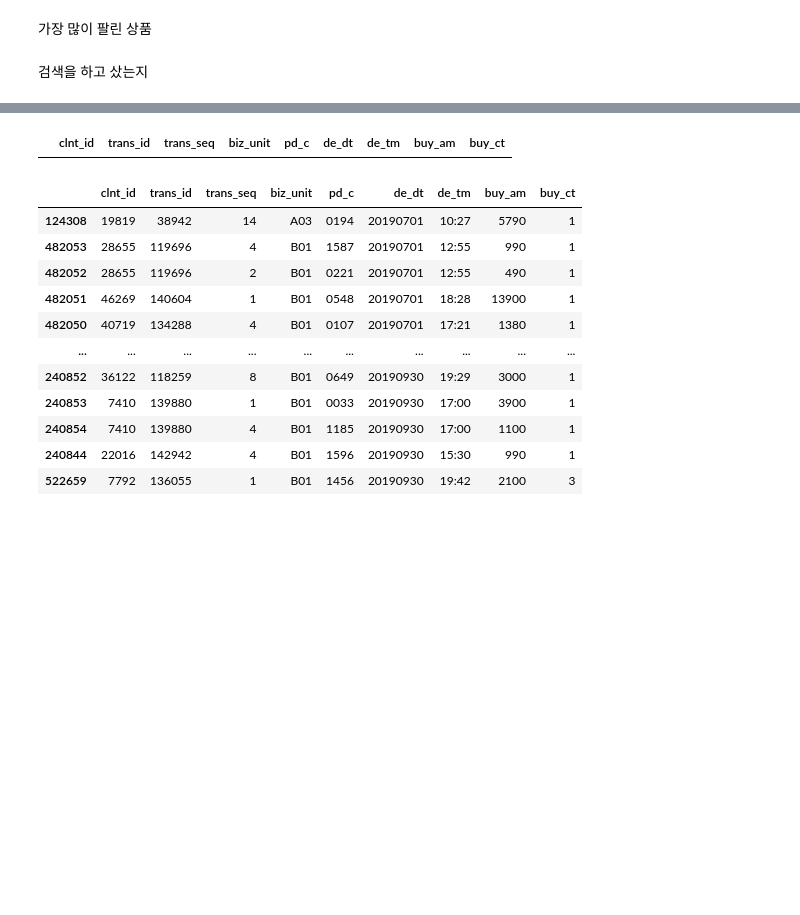
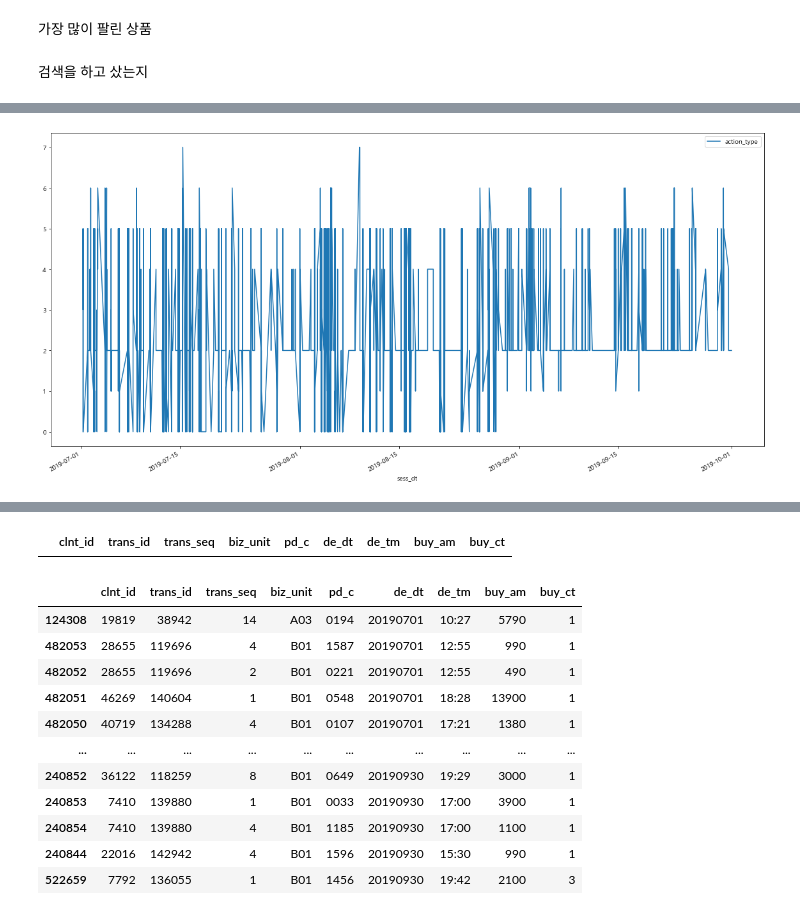
Before and after one commit to Gyeol0/Personalized-Content-Recommendation, a Jupyter notebook: L.Point.ipynb, the cells around one changed output, grey strips where cells are left out. Cells and saved outputs as stored; diff of their text form; code cells hidden in the pictures; blank space fills up the shorter version.

```diff
--- a/L.Point.ipynb
+++ b/L.Point.ipynb
@@ -580,0 +816,9 @@ trade_data
+# %%
+z = online_data[online_data['clnt_id'] == 61252][['action_type','sess_dt']]
+# %%
+fig, ax = plt.subplots(1)
+fig.set_size_inches(20,10)
+z.plot(kind = 'line',x = 'sess_dt',y = 'action_type',ax = ax)
+plt.show()
+# %% [output]
+[figure, added]
```
Also changed, not shown: parts of 37 cells of this notebook.
